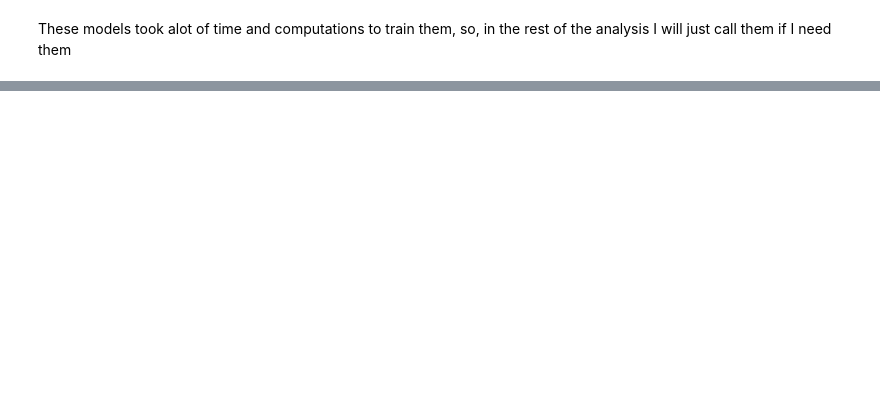
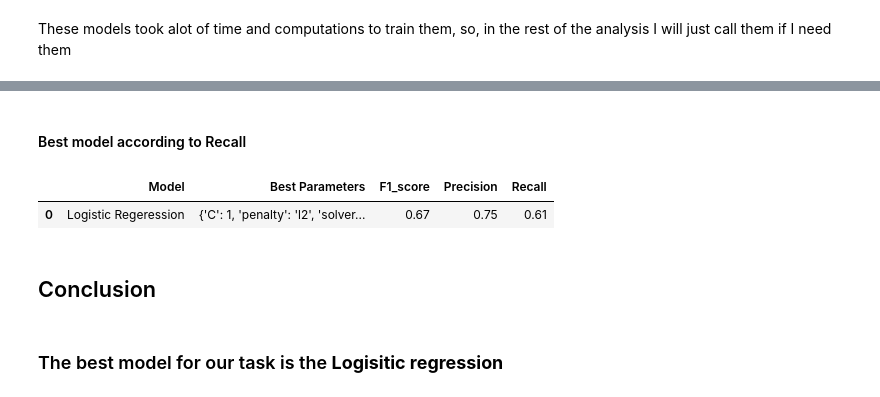
Before and after one commit to youssefashmawy/predicting-adult-salary, a Jupyter notebook: project.ipynb, the cells around one changed output, grey strips where cells are left out. Saved outputs shown, nothing was run; the diff lists cells and outputs as text; code cells hidden in the pictures; blank space fills up the shorter version.

```diff
--- a/project.ipynb
+++ b/project.ipynb
@@ -577,0 +677,12 @@ joblib.dump(SVM.best_estimator_, 'SVM.pkl')
+# %% [markdown]
+#### Best model according to Recall
+# %%
+summary_df['Recall'] = pd.to_numeric(summary_df['Recall'], errors='coerce')
+summary_df[summary_df['Recall'] == summary_df['Recall'].max()]
+# %% [output]
+|  | Model | Best Parameters | F1_score | Precision | Recall |
+| 0 | Logistic Regeression | {'C': 1, 'penalty': 'l2', 'solver... | 0.67 | 0.75 | 0.61 |
+# %% [markdown]
+## Conclusion
+# %% [markdown]
+### The best model for our task is the **Logisitic regression**
```
Also changed, not shown: parts of 38 cells of this notebook, 6 other files.
